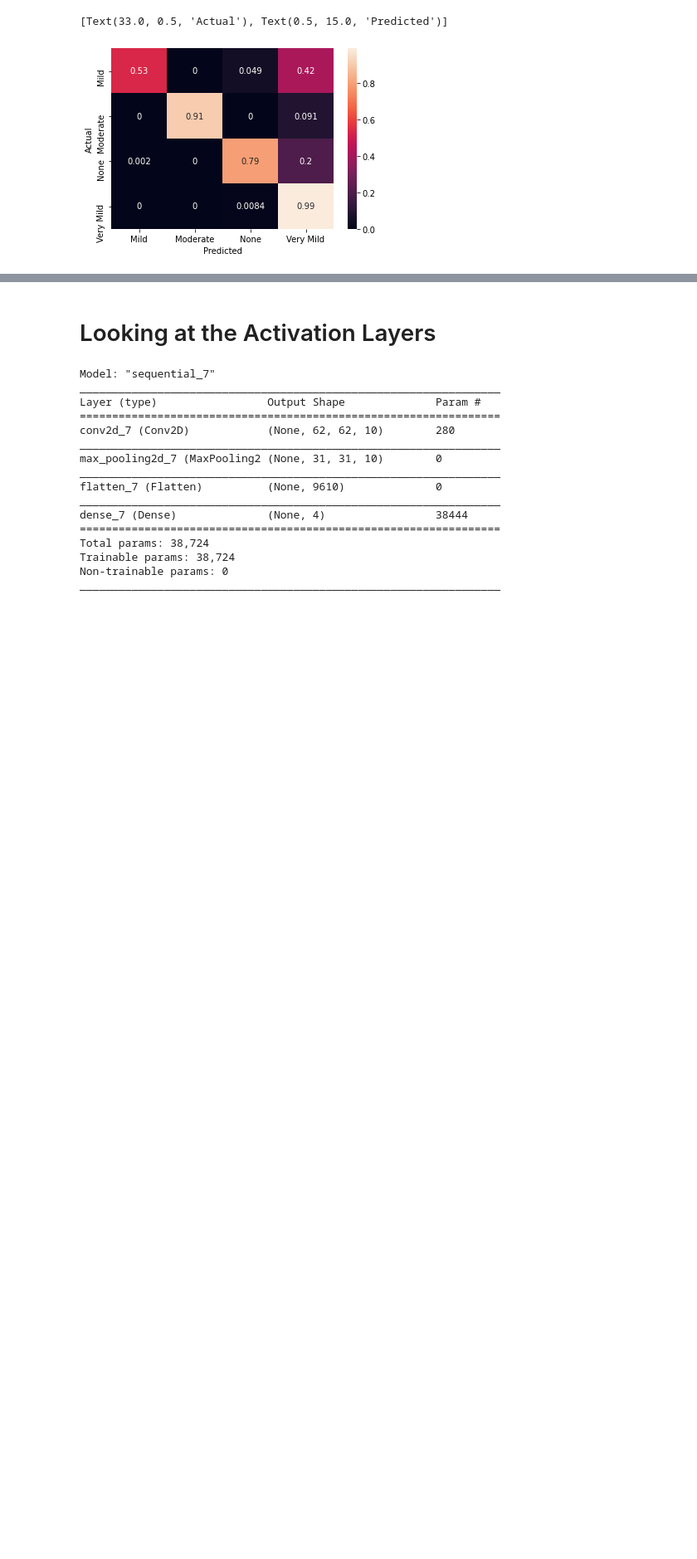
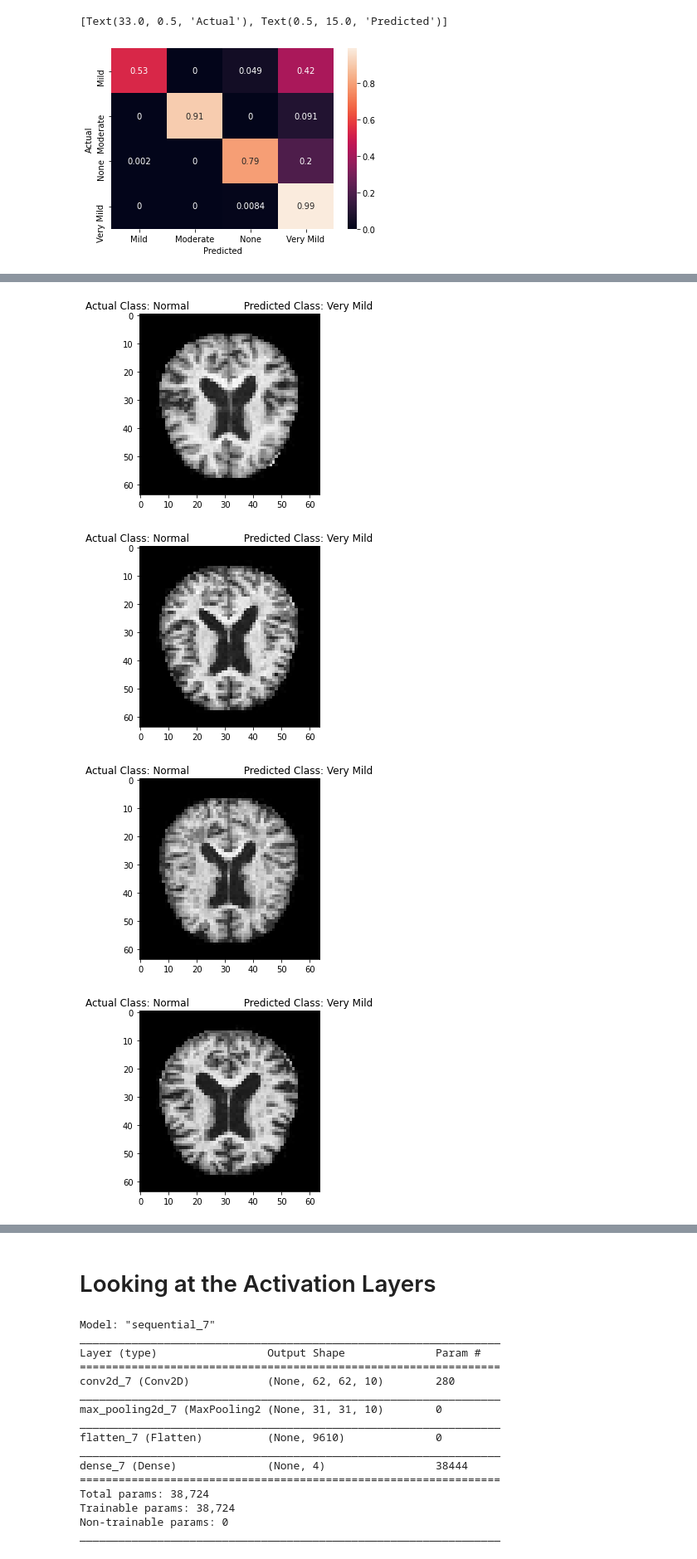
Before and after one commit to howen7/Alzeimers, a Jupyter notebook: notebooks/exploratory/firstmodel.ipynb, the cells around one changed output, grey strips where cells are left out. Shown at 83% size. Drawn from its saved outputs; the diff is of its cells as text; code cells hidden in the pictures; blank space fills up the shorter version.

Commit message:
testing additional models

```diff
--- a/notebooks/exploratory/firstmodel.ipynb
+++ b/notebooks/exploratory/firstmodel.ipynb
@@ -146,0 +153,4 @@ So its predicting Mild Alzeimers as very mild quite often and its predicting no
+# %%
+# shows the indices where the model got wrong
+incorrects = np.nonzero(y_pred != val_generator.classes)[0]
+incorrects
@@ -146,0 +172,26 @@ So its predicting Mild Alzeimers as very mild quite often and its predicting no
+# %%
+a = None
+b = None
+j,k = val_generator[0]
+
+for i in range(1,103):
+    a,b = val_generator[i]
+    j = np.concatenate((a,j),0)
+# %%
+for i in incorrects[-10:-1]
+# %%
+for i in incorrects[-10:-1]:
+    img = j[i]
+    class_name = ['Mild', 'Moderate', 'Normal', 'Very Mild']
+    act_classname = class_name[val_generator.classes[i]]
+    pred_classname = class_name[y_pred[i]]
+
+    plt.imshow(img)
+    plt.title(f'Actual Class: {act_classname}\
+                 Predicted Class: {pred_classname}')
+    plt.show()
+# %% [output]
+[figure, added]
+[figure, added]
+[figure, added]
+[figure, added]
```
Also changed, not shown: parts of 6 cells of this notebook, 2 other files.
